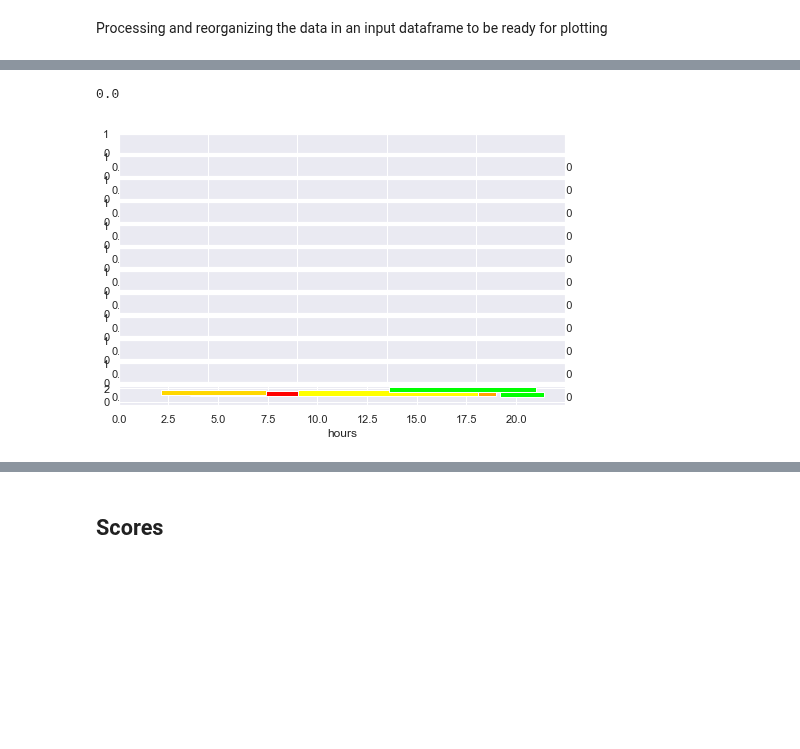
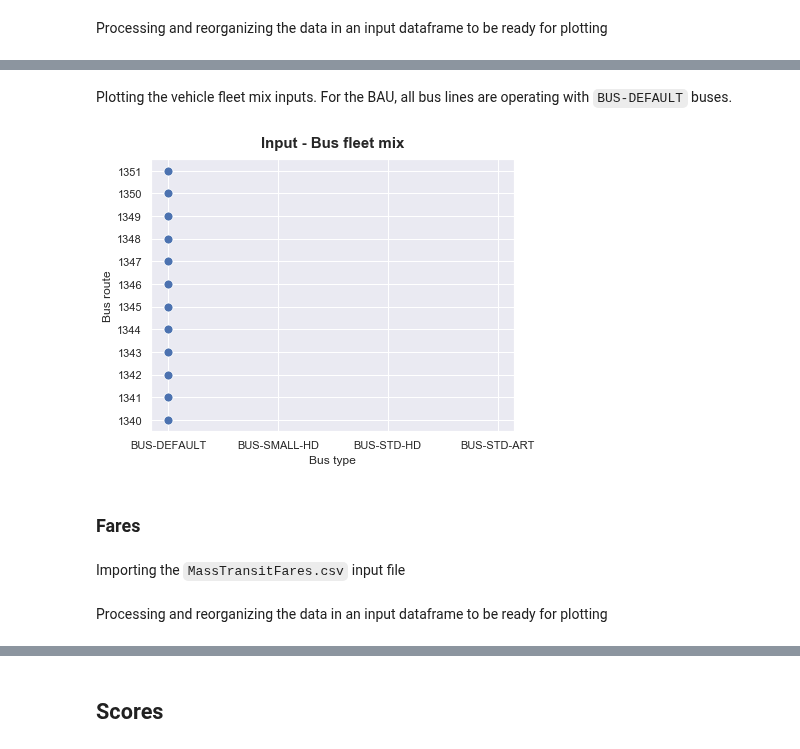
Before and after one commit to bistro-its-berkeley/BISTRO-Starter-Kit, a Jupyter notebook: examples/Visualization.ipynb, the cells around one changed output, grey strips where cells are left out. Saved outputs shown, nothing was run; the diff lists cells and outputs as text; code cells hidden in the pictures; blank space fills up the shorter version.

```diff
--- a/examples/Visualization.ipynb
+++ b/examples/Visualization.ipynb
@@ -47,12 +50,34 @@ path_input = (Path.cwd().parent / "submission-inputs").absolute()
 
 path_bau_stats = (Path.cwd().parent / "reference-data/sioux_faux/bau/stats").absolute()
 
+# Output folder of BAU
 path_warm_start_1k = (Path.cwd().parent / "reference-data/sioux_faux/bau/warm-start/sioux_faux-1k__warm-start").absolute()
 path_warm_start_1k = viz.unzip_file(path_warm_start_1k)
 path_warm_start_15k = (Path.cwd().parent / "reference-data/sioux_faux/bau/warm-start/sioux_faux-15k__warm-start").absolute()
 path_warm_start_15k = viz.unzip_file(path_warm_start_15k)
 
+# **********CHANGE OUTPUT FOLDER*****************#
+# Output folder of simulation
+output_folder = path_warm_start_15k
+
+# Importing all xml files from the output folder
+path_df = pd.read_csv(output_folder / "path_traversals_dataframe.csv")
+routes_df = pd.read_csv(Path.cwd().parent / "reference-data/sioux_faux/sioux_faux_bus_lines/gtfs_data/trips.txt")
+trips_df = pd.read_csv(output_folder / "trips_dataframe.csv")
+legs_df = pd.read_csv(output_folder / "legs_dataframe.csv", index_col=0)
+person_df = pd.read_csv(output_folder / "persons_dataframe.csv")
+trip_to_route = routes_df[["trip_id", "route_id"]].set_index("trip_id", drop=True).T.to_dict('records')[0]
+
+
+# Importing `availableVehicleTypes.csv` file
+available_bus_types = pd.read_csv(Path.cwd().parent / "reference-data/sioux_faux/sioux_faux_bus_lines/availableVehicleTypes.csv")
+available_bus_types = available_bus_types[["vehicleTypeId", "seatingCapacity"]].set_index("vehicleTypeId", drop=True).T.to_dict("records")[0]
+
 COMPETITION = "competition"
 SUBMISSION_INPUTS = "submission-inputs"
+ITERS = "ITERS"
+# **********CHANGE ITER_NUMBER*****************#
+ITER_NUMBER = 100
+ITER_FOLDER = f"it.{ITER_NUMBER}"
 # %% [markdown]
 Defining some fixed variables for inputs
@@ -88,8 +117,6 @@ _ = viz.plot_incentives_inputs(input_incentives_bau_15k, max_incentive, max_age,
 # %% [markdown]
 Importing the `FleetMix.csv ` input file
 # %%
-input_fleet_mix_bau_15k = path_warm_start_15k / COMPETITION / SUBMISSION_INPUTS / "FleetMix.csv"
+fleet_mix_data =  output_folder / COMPETITION / SUBMISSION_INPUTS / "VehicleFleetMix.csv"
 # %% [markdown]
 Processing and reorganizing the data in an input dataframe to be ready for plotting
-# %%
-route_ids = np.arange(1340, 1352, 1)
@@ -117,7 +122,0 @@ df
-# %%
-route_ids = np.arange(1340, 1352)
-buses_list = ["BUS-STD-HD", "BUS-SMALL-HD", "BUS-DEFAULT", "BUS-STD-ART"]
-agency_ids = [217]
-
-
-fleet_mix
@@ -509,23 +122,0 @@ for i in frequencies.iterrows():
-# %%
-roq_freq.start_time
-# %% [output]
-0.0
-# %%
-fig, ax = plt.subplots(12,1, figsize = (8,5))
-#plot
-colors = ['blue','red','green', 'orange', 'purple', 'yellow', 'pink', 'gold', 'lime', 'steelblue', 'm' ]
-for i, route in enumerate(np.arange(1341, 1352)):
-    ax[i] = plt.barh(frequencies.loc[route,"headway_secs"], frequencies.loc[route,"end_time"]-frequencies.loc[route,"start_time"], left=frequencies.loc[route,"start_time"], color = colors[i])
-    ax[11].set_xlabel("hours")
-plt.yticks(fontsize = 11)
-
-
-# plt.ylim((1339.5,1351.5))
-
-# plt.title("Input - Mass Transit Fares - Sample 1", fontweight = "bold", pad=12, fontsize = 15)
-# ax.xaxis.set_major_locator(plt.MultipleLocator(10))
-plt.savefig("Input-Frequencies_-Sample_1", bbox_inches="tight" )
-
-plt.show()
-# %% [output]
-[figure, removed]
@@ -575,0 +125,10 @@ ax[3].set_title("daily frequency of bus line 12", color = "black")
+# %% [markdown]
+Plotting the vehicle fleet mix inputs. For the BAU, all bus lines are operating with `BUS-DEFAULT` buses.
+# %%
+_ = viz.plot_vehicle_fleet_mix_inputs(fleet_mix_data, route_ids, buses_list, agency_ids)
+# %% [output]
+[figure, added]
+# %% [markdown]
+### Fares
+# %% [markdown]
+Importing the `MassTransitFares.csv` input file
@@ -575,0 +137,2 @@ ax[3].set_title("daily frequency of bus line 12", color = "black")
+# %% [markdown]
+Processing and reorganizing the data in an input dataframe to be ready for plotting
```
Also changed, not shown: parts of 118 cells of this notebook, 27 other files.
